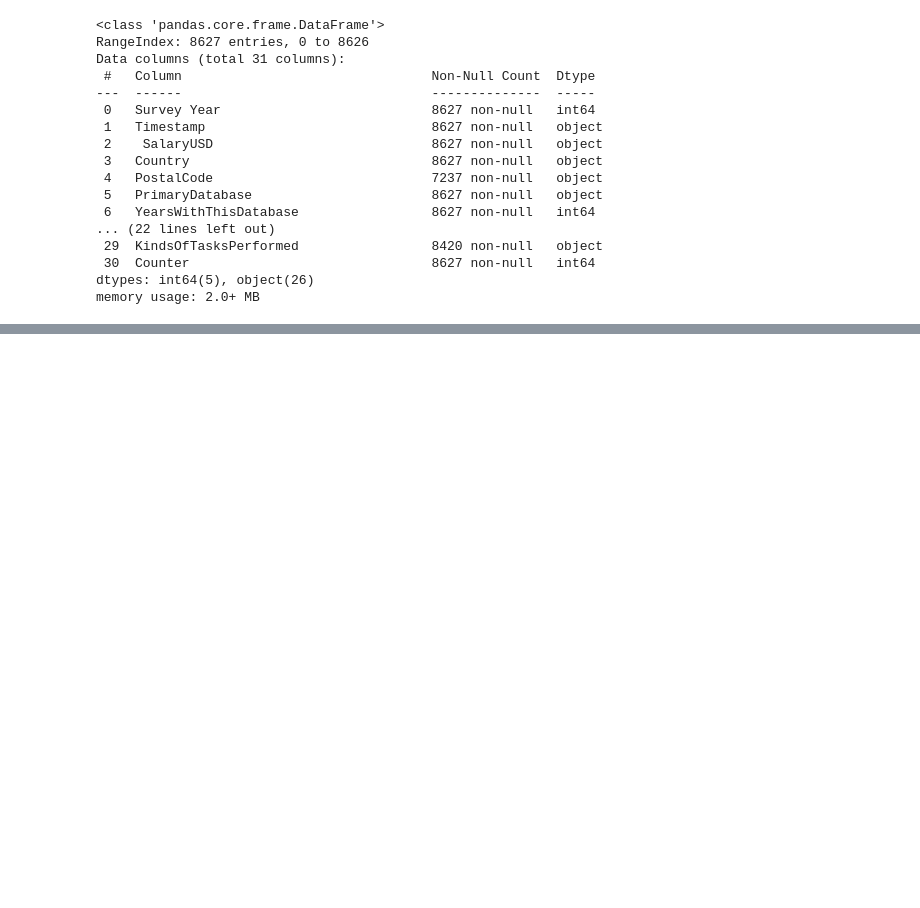
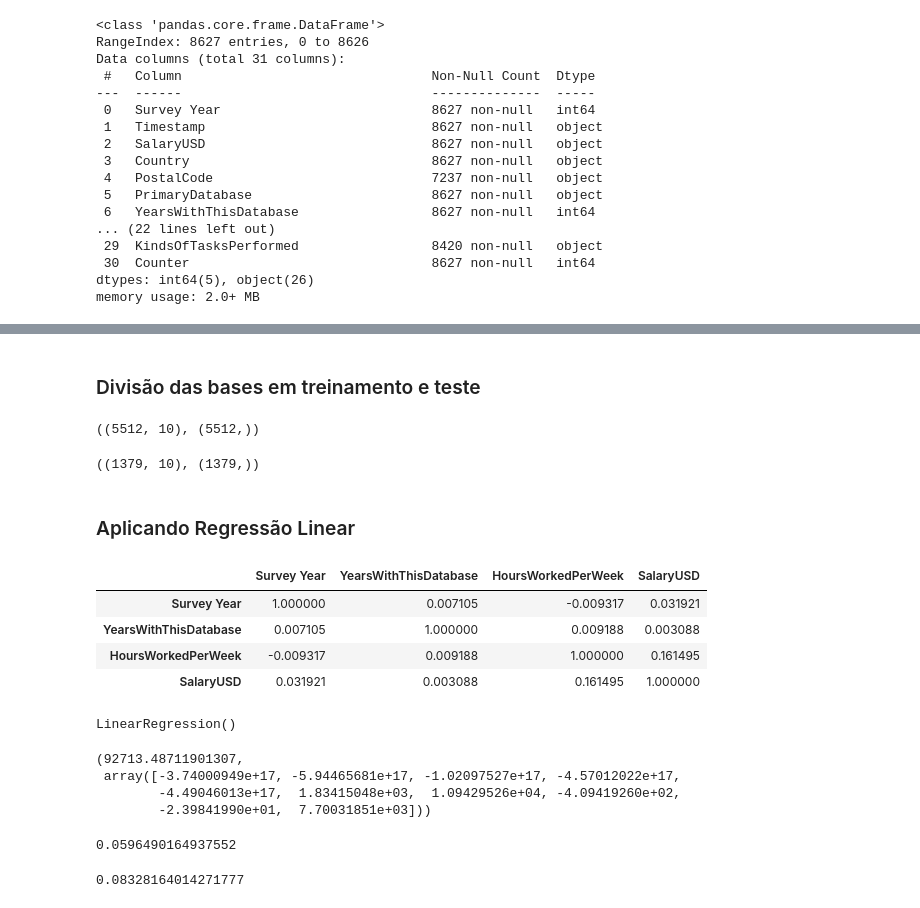
Before and after one commit to C0lliNN/python-artificial-intelligence, a Jupyter notebook: linear_regression/linear_exercise.ipynb, the cells around one changed output, grey strips where cells are left out. Drawn from its saved outputs; the diff is of its cells as text; code cells hidden in the pictures; blank space fills up the shorter version.

Commit message:
Create Linear Exercise

```diff
--- a/linear_regression/linear_exercise.ipynb
+++ b/linear_regression/linear_exercise.ipynb
@@ -71,0 +93,6 @@ TypeError: hist() missing 1 required positional argument: 'x'
+# %%
+# Convertendo Coluna SalaryUSD do tipo str para o tipo float
+salary_data_frame['SalaryUSD'] = salary_data_frame['SalaryUSD'].apply(lambda s : s.replace('.', ''))
+salary_data_frame['SalaryUSD'] = salary_data_frame['SalaryUSD'].apply(lambda s : s.replace(',', ''))
+salary_data_frame = salary_data_frame[salary_data_frame['SalaryUSD'] != '-']
+salary_data_frame = salary_data_frame.astype({'SalaryUSD': float})
@@ -71,0 +101,29 @@ TypeError: hist() missing 1 required positional argument: 'x'
+# %%
+# Removendo colunas não necessárias ao modelo
+salary_data_frame = salary_data_frame.drop('PostalCode', axis=1)
+salary_data_frame = salary_data_frame.drop('Timestamp', axis=1)
+salary_data_frame = salary_data_frame.drop('EmploymentStatus', axis=1)
+salary_data_frame = salary_data_frame.drop('JobTitle', axis=1)
+salary_data_frame = salary_data_frame.drop('YearsWithThisTypeOfJob', axis=1)
+salary_data_frame = salary_data_frame.drop('OtherDatabases', axis=1)
+salary_data_frame = salary_data_frame.drop('HowManyCompanies', axis=1)
+salary_data_frame = salary_data_frame.drop('Gender', axis=1)
+salary_data_frame = salary_data_frame.drop('OtherPeopleOnYourTeam', axis=1)
+salary_data_frame = salary_data_frame.drop('DatabaseServers', axis=1)
+salary_data_frame = salary_data_frame.drop('EducationIsComputerRelated', axis=1)
+salary_data_frame = salary_data_frame.drop('Certifications', axis=1)
+salary_data_frame = salary_data_frame.drop('TelecommuteDaysPerWeek', axis=1)
+salary_data_frame = salary_data_frame.drop('NewestVersionInProduction', axis=1)
+salary_data_frame = salary_data_frame.drop('OldestVersionInProduction', axis=1)
+salary_data_frame = salary_data_frame.drop('PopulationOfLargestCityWithin20Miles', axis=1)
+salary_data_frame = salary_data_frame.drop('EmploymentSector', axis=1)
+salary_data_frame = salary_data_frame.drop('LookingForAnotherJob', axis=1)
+salary_data_frame = salary_data_frame.drop('CareerPlansThisYear', axis=1)
+salary_data_frame = salary_data_frame.drop('ManageStaff', axis=1)
+salary_data_frame = salary_data_frame.drop('CompanyEmployeesOverall', axis=1)
+salary_data_frame = salary_data_frame.drop('OtherJobDuties', axis=1)
+salary_data_frame = salary_data_frame.drop('KindsOfTasksPerformed', axis=1)
+salary_data_frame = salary_data_frame.drop('Counter', axis=1)
+# %%
+salary_data_frame = salary_data_frame[salary_data_frame['HoursWorkedPerWeek'] != 'Not Asked']
+salary_data_frame = salary_data_frame.astype({'HoursWorkedPerWeek': int})
@@ -71,0 +149,4 @@ TypeError: hist() missing 1 required positional argument: 'x'
+# %%
+# Reordenando colunas
+salary_data_frame = salary_data_frame[['Survey Year', 'Country', 'PrimaryDatabase', 'YearsWithThisDatabase', 'Education', 'HoursWorkedPerWeek', 'SalaryUSD']]
+salary_data_frame.info()
@@ -71,0 +214,2 @@ TypeError: hist() missing 1 required positional argument: 'x'
+# %% [markdown]
+### Divisão das bases em treinamento e teste
@@ -71,0 +219,18 @@ TypeError: hist() missing 1 required positional argument: 'x'
+# %%
+X_salary_training.shape, y_salary_training.shape
+# %% [output]
+((5512, 10), (5512,))
+# %%
+x_salary_testing.shape, y_salary_testing.shape
+# %% [output]
+((1379, 10), (1379,))
+# %% [markdown]
+### Aplicando Regressão Linear
+# %%
+salary_data_frame.corr()
+# %% [output]
+|  | Survey Year | YearsWithThisDatabase | HoursWorkedPerWeek | SalaryUSD |
+| Survey Year | 1.000000 | 0.007105 | -0.009317 | 0.031921 |
+| YearsWithThisDatabase | 0.007105 | 1.000000 | 0.009188 | 0.003088 |
+| HoursWorkedPerWeek | -0.009317 | 0.009188 | 1.000000 | 0.161495 |
+| SalaryUSD | 0.031921 | 0.003088 | 0.161495 | 1.000000 |
@@ -71,0 +239,20 @@ TypeError: hist() missing 1 required positional argument: 'x'
+# %%
+regressor = LinearRegression()
+regressor.fit(X_salary_training, y_salary_training)
+# %% [output]
+LinearRegression()
+# %%
+regressor.intercept_, regressor.coef_
+# %% [output]
+(92713.48711901307,
+ array([-3.74000949e+17, -5.94465681e+17, -1.02097527e+17, -4.57012022e+17,
+        -4.49046013e+17,  1.83415048e+03,  1.09429526e+04, -4.09419260e+02,
+        -2.39841990e+01,  7.70031851e+03]))
+# %%
+regressor.score(X_salary_training, y_salary_training)
+# %% [output]
+0.0596490164937552
+# %%
+regressor.score(x_salary_testing, y_salary_testing)
+# %% [output]
+0.08328164014271777
```
Also changed, not shown: parts of 34 cells of this notebook, 4 other files.
